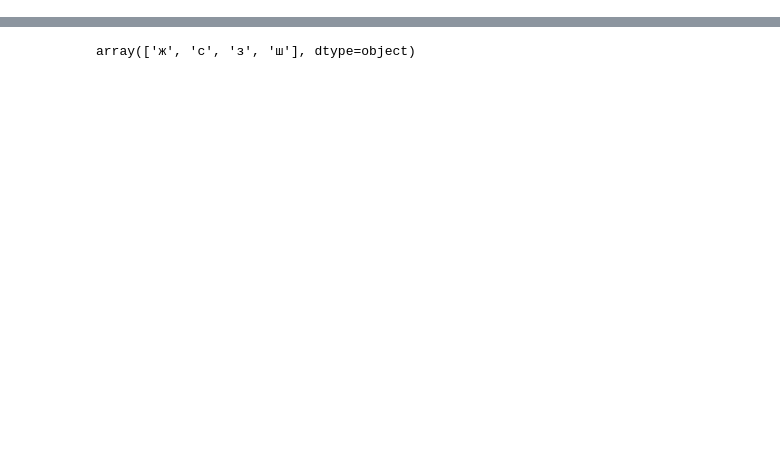
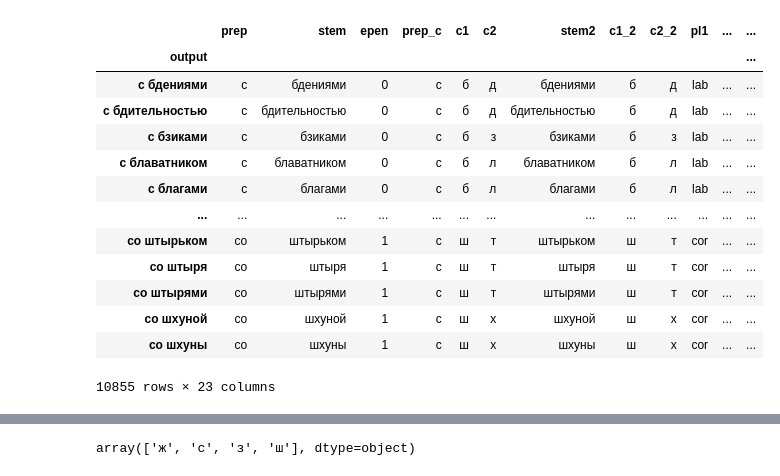
Before and after one commit to EthanHistory/preprocess, a Jupyter notebook: preprocess.ipynb, the cells around one changed output, grey strips where cells are left out. Drawn from its saved outputs; the diff is of its cells as text; code cells hidden in the pictures; blank space fills up the shorter version.

```diff
--- a/preprocess.ipynb
+++ b/preprocess.ipynb
@@ -13,0 +23,3 @@ Index(['prep', 'stem', 'epen', 'prep_c', 'c1', 'c2', 'stem2', 'c1_2', 'c2_2',
+# %%
+s_data = data[(data['prep_c'] == 'с')].copy()
+s_data
@@ -13,0 +40,4 @@ Index(['prep', 'stem', 'epen', 'prep_c', 'c1', 'c2', 'stem2', 'c1_2', 'c2_2',
+# %%
+s_data['input'] = s_data['prep_c'] + ' ' + s_data['stem']
+s_data['output'] = s_data['prep'] + ' ' + s_data['stem']
+s_data
@@ -13,0 +58,18 @@ Index(['prep', 'stem', 'epen', 'prep_c', 'c1', 'c2', 'stem2', 'c1_2', 'c2_2',
+# %%
+s_unique_data = s_data.drop_duplicates(subset=['output']).set_index('output')
+s_unique_data
+# %% [output]
+|  | prep | stem | epen | prep_c | c1 | c2 | stem2 | c1_2 | c2_2 | pl1 | ... | ... |
+| output |  |  |  |  |  |  |  |  |  |  |  | ... |
+| с бдениями | с | бдениями | 0 | с | б | д | бдениями | б | д | lab | ... | ... |
+| с бдительностью | с | бдительностью | 0 | с | б | д | бдительностью | б | д | lab | ... | ... |
+| с бзиками | с | бзиками | 0 | с | б | з | бзиками | б | з | lab | ... | ... |
+| с блаватником | с | блаватником | 0 | с | б | л | блаватником | б | л | lab | ... | ... |
+| с благами | с | благами | 0 | с | б | л | благами | б | л | lab | ... | ... |
+| ... | ... | ... | ... | ... | ... | ... | ... | ... | ... | ... | ... | ... |
+| со штырьком | со | штырьком | 1 | с | ш | т | штырьком | ш | т | cor | ... | ... |
+| со штыря | со | штыря | 1 | с | ш | т | штыря | ш | т | cor | ... | ... |
+| со штырями | со | штырями | 1 | с | ш | т | штырями | ш | т | cor | ... | ... |
+| со шхуной | со | шхуной | 1 | с | ш | х | шхуной | ш | х | cor | ... | ... |
+| со шхуны | со | шхуны | 1 | с | ш | х | шхуны | ш | х | cor | ... | ... |
+10855 rows × 23 columns
```
Also changed, not shown: parts of 23 cells of this notebook.
